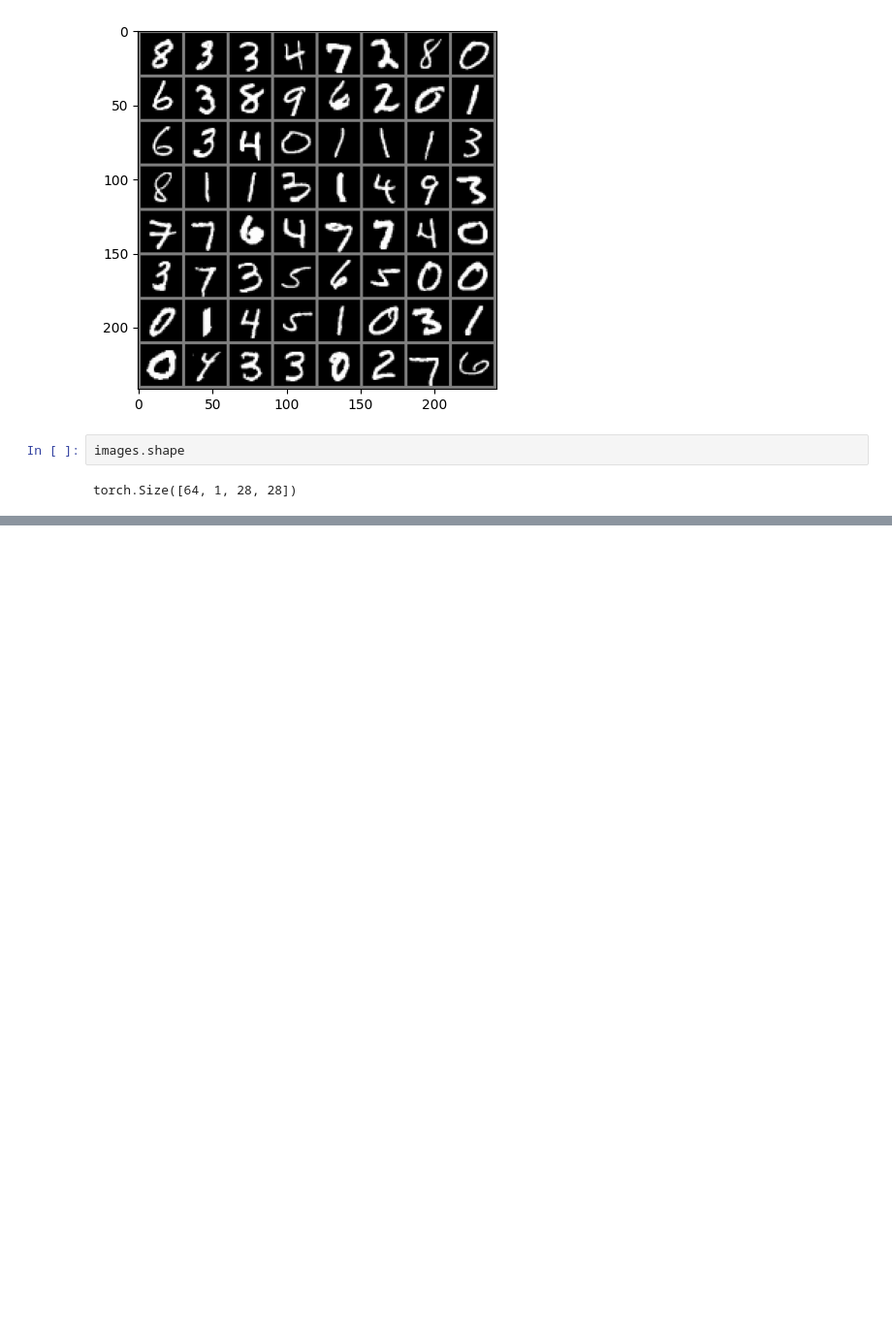
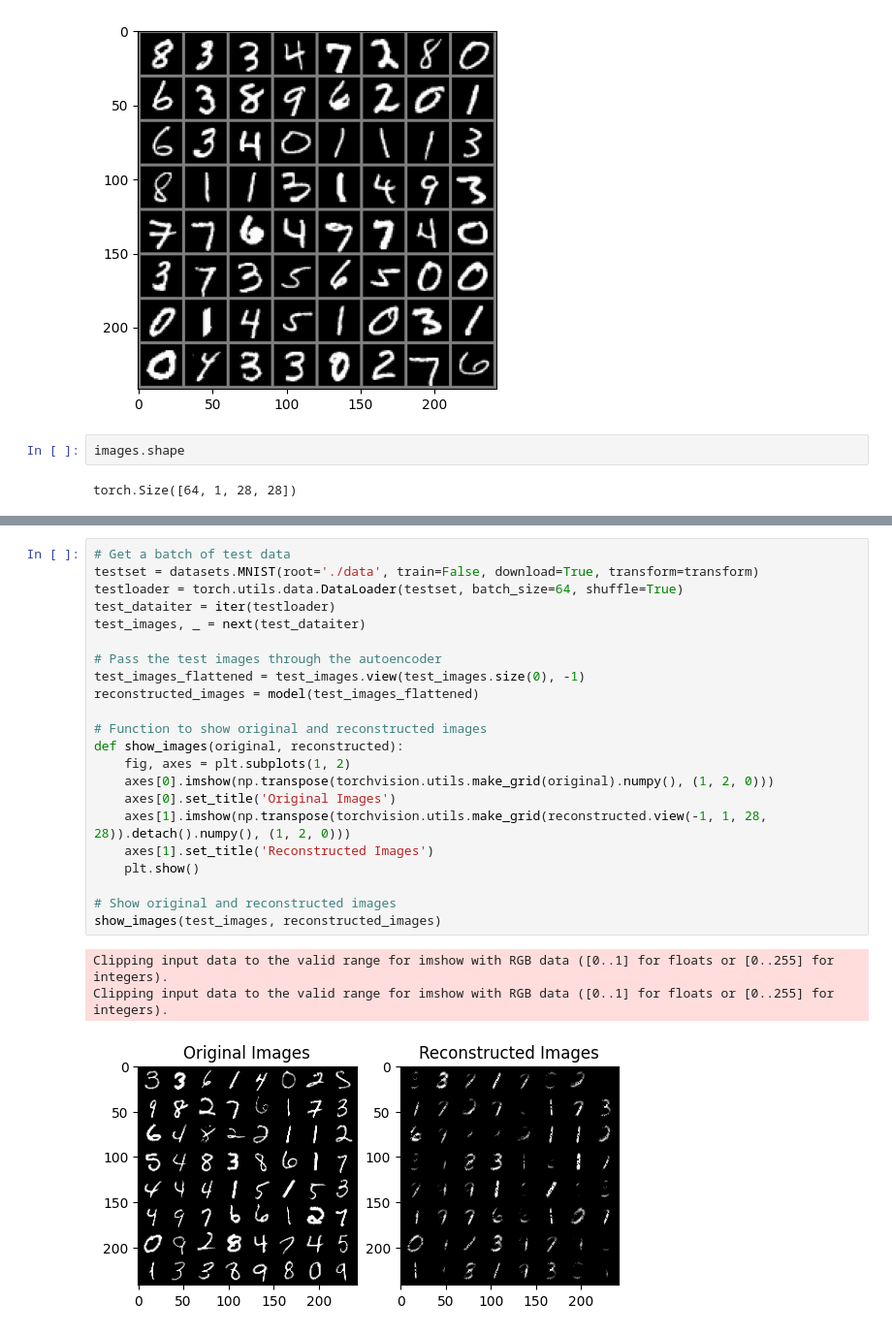
Before and after one commit to liu-bingyan/deeplearning-tutoringroom, a Jupyter notebook: encoder_decoder.ipynb, the cells around one changed output, grey strips where cells are left out. Shown: that part at 97% size. Saved outputs shown, nothing was run; the diff lists cells and outputs as text; blank space fills up the shorter version.

```diff
--- a/encoder_decoder.ipynb
+++ b/encoder_decoder.ipynb
@@ -107,0 +155,26 @@ for epoch in range(epochs):
+# %%
+# Get a batch of test data
+testset = datasets.MNIST(root='./data', train=False, download=True, transform=transform)
+testloader = torch.utils.data.DataLoader(testset, batch_size=64, shuffle=True)
+test_dataiter = iter(testloader)
+test_images, _ = next(test_dataiter)
+
+# Pass the test images through the autoencoder
+test_images_flattened = test_images.view(test_images.size(0), -1)
+reconstructed_images = model(test_images_flattened)
+
+# Function to show original and reconstructed images
+def show_images(original, reconstructed):
+    fig, axes = plt.subplots(1, 2)
+    axes[0].imshow(np.transpose(torchvision.utils.make_grid(original).numpy(), (1, 2, 0)))
+    axes[0].set_title('Original Images')
+    axes[1].imshow(np.transpose(torchvision.utils.make_grid(reconstructed.view(-1, 1, 28, 28)).detach().numpy(), (1, 2, 0)))
+    axes[1].set_title('Reconstructed Images')
+    plt.show()
+
+# Show original and reconstructed images
+show_images(test_images, reconstructed_images)
+# %% [output]
+Clipping input data to the valid range for imshow with RGB data ([0..1] for floats or [0..255] for integers).
+Clipping input data to the valid range for imshow with RGB data ([0..1] for floats or [0..255] for integers).
+[figure, added]
```
Also changed, not shown: parts of 4 cells of this notebook, 3 other files.
